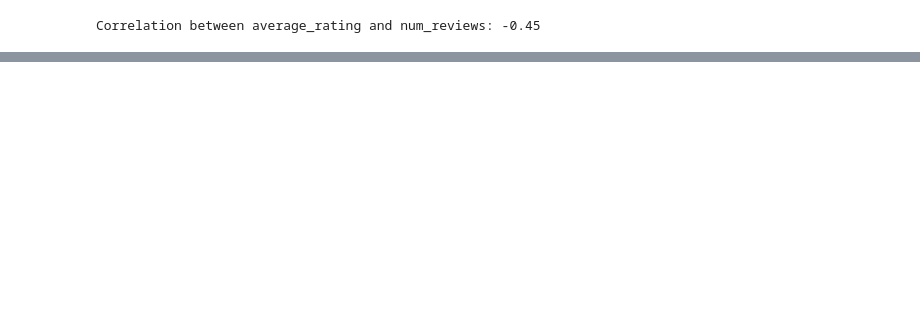
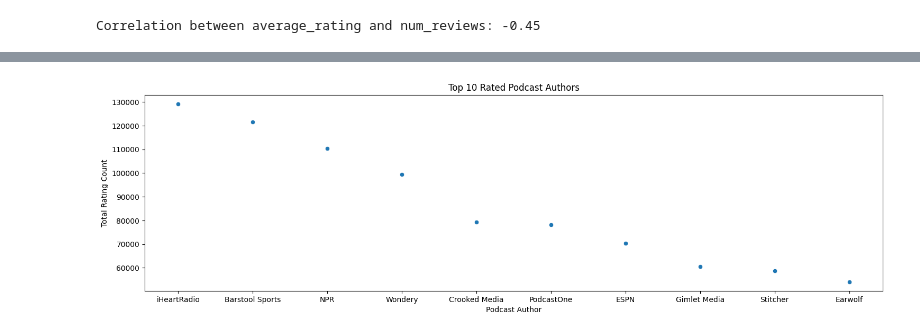
Before and after one commit to joshgeller05/DSCI-591, a Jupyter notebook: python/eda_notebook.ipynb, the cells around one changed output, grey strips where cells are left out. Drawn from its saved outputs; the diff is of its cells as text; code cells hidden in the pictures; blank space fills up the shorter version.

```diff
--- a/python/eda_notebook.ipynb
+++ b/python/eda_notebook.ipynb
@@ -399,0 +458,6 @@ Correlation between average_rating and num_reviews: -0.45
+# %%
+grouped = con.sql("select author,avg(average_rating) as average_rating,sum(ratings_count) as total_rating_count "+
+                         "from podcasts where average_rating >= 0 "+
+                         "group by author " +
+                         "order by total_rating_count desc")
+grouped.df().head(10)
@@ -399,0 +476,10 @@ Correlation between average_rating and num_reviews: -0.45
+# %%
+f = plt.figure()
+f.set_figwidth(18)
+sns.scatterplot(data=grouped.df().head(10), x='author', y='total_rating_count')
+plt.xlabel('Podcast Author')
+plt.ylabel('Total Rating Count')
+plt.title("Top 10 Rated Podcast Authors")
+plt.show()
+# %% [output]
+[figure, added]
```
Also changed, not shown: parts of 10 cells of this notebook.
